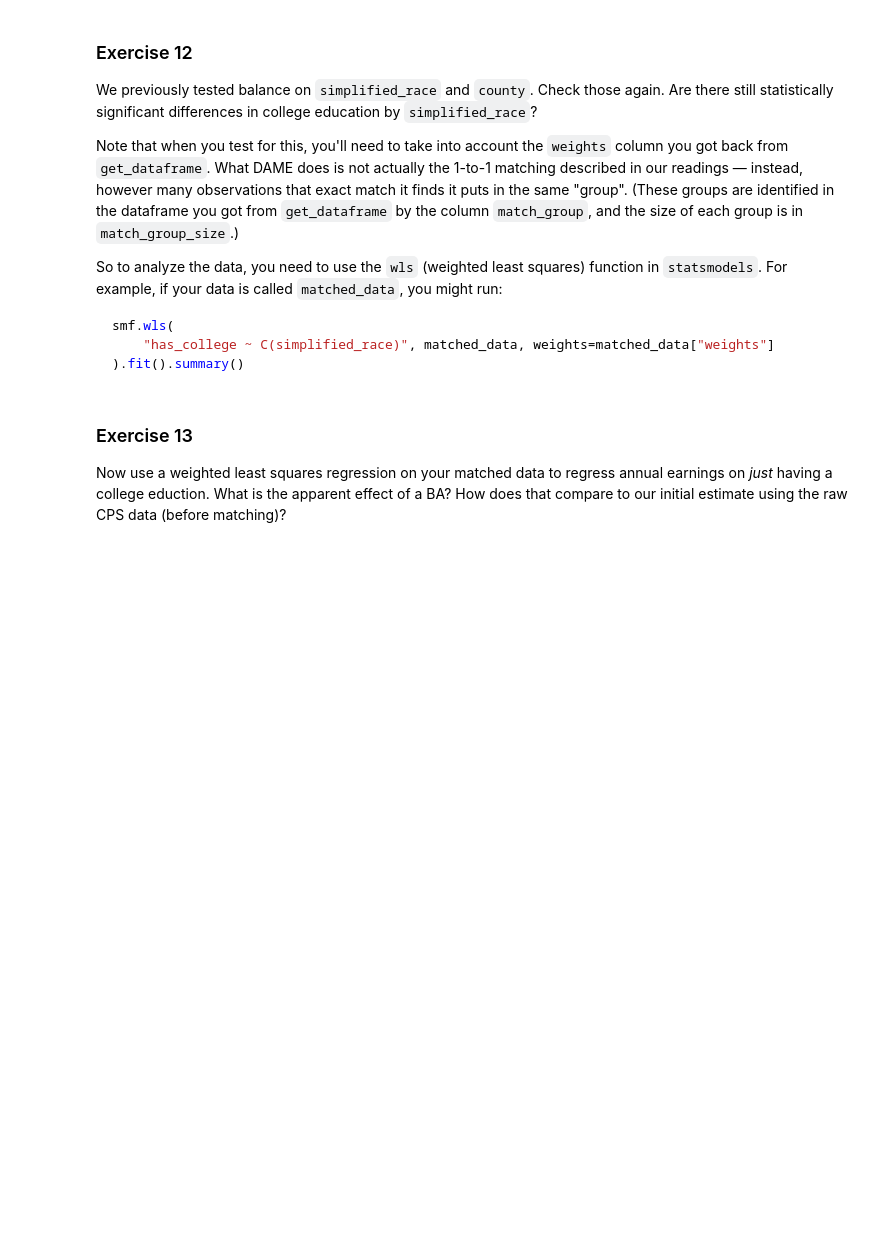
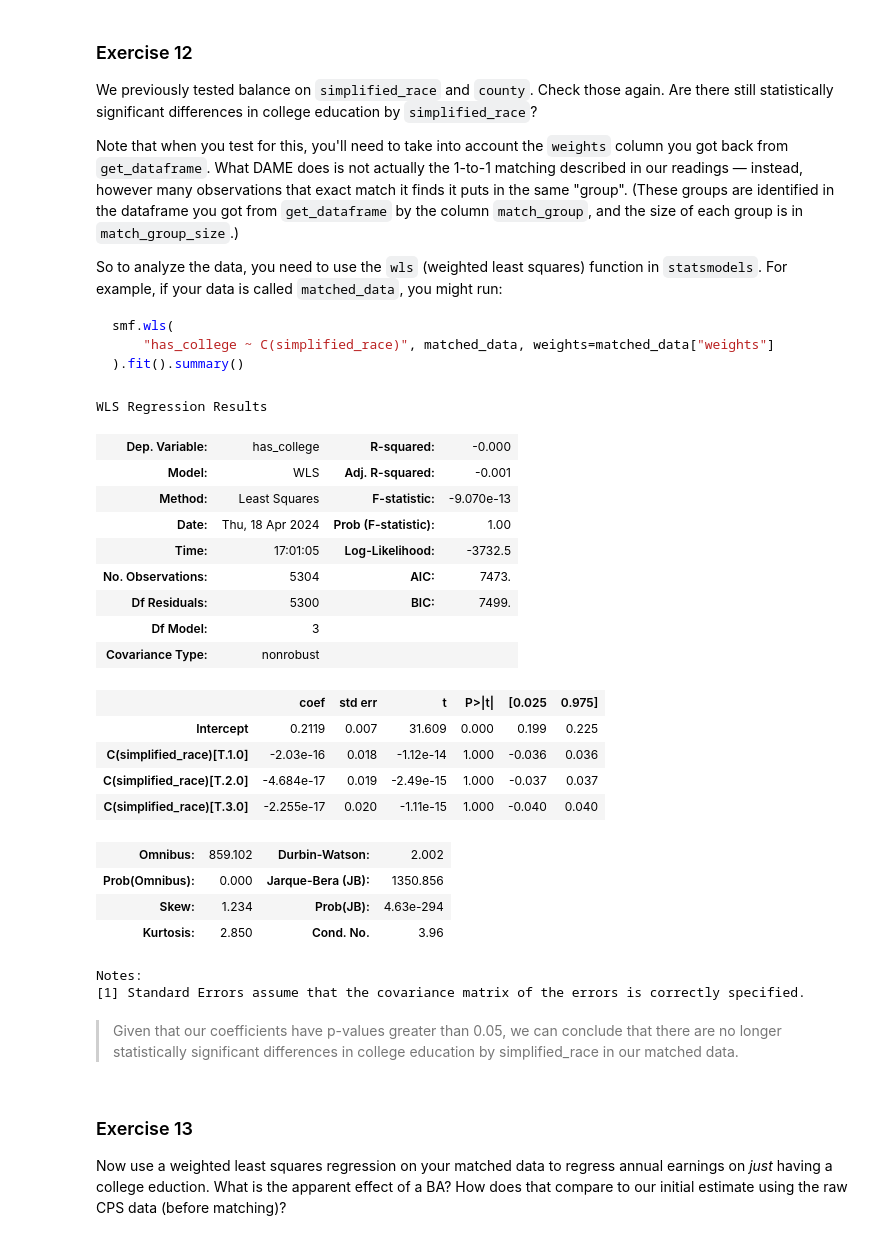
Before and after one commit to BarbaraPFloresRios/IDS701_UnifyingDataScience_CausalInference, a Jupyter notebook: 20240419_ExerciseMatching/exercise_matching.ipynb, the cells around one changed output. Cells and saved outputs as stored; diff of their text form; code cells hidden in the pictures; blank space fills up the shorter version.

````diff
--- a/20240419_ExerciseMatching/exercise_matching.ipynb
+++ b/20240419_ExerciseMatching/exercise_matching.ipynb
@@ -536,6 +587,34 @@ smf.wls(
     "has_college ~ C(simplified_race)", matched_data, weights=matched_data["weights"]
 ).fit().summary()
 ```
+# %%
+smf.wls(
+    "has_college ~ C(simplified_race)", cps_matched, weights=cps_matched["weights"]
+).fit().summary()
+# %% [output]
+WLS Regression Results
+| Dep. Variable: | has_college | R-squared: | -0.000 |
+| Model: | WLS | Adj. R-squared: | -0.001 |
+| Method: | Least Squares | F-statistic: | -9.070e-13 |
+| Date: | Thu, 18 Apr 2024 | Prob (F-statistic): | 1.00 |
+| Time: | 17:01:05 | Log-Likelihood: | -3732.5 |
+| No. Observations: | 5304 | AIC: | 7473. |
+| Df Residuals: | 5300 | BIC: | 7499. |
+| Df Model: | 3 |  |  |
+| Covariance Type: | nonrobust |  |  |
+|  | coef | std err | t | P>|t| | [0.025 | 0.975] |
+| Intercept | 0.2119 | 0.007 | 31.609 | 0.000 | 0.199 | 0.225 |
+| C(simplified_race)[T.1.0] | -2.03e-16 | 0.018 | -1.12e-14 | 1.000 | -0.036 | 0.036 |
+| C(simplified_race)[T.2.0] | -4.684e-17 | 0.019 | -2.49e-15 | 1.000 | -0.037 | 0.037 |
+| C(simplified_race)[T.3.0] | -2.255e-17 | 0.020 | -1.11e-15 | 1.000 | -0.040 | 0.040 |
+| Omnibus: | 859.102 | Durbin-Watson: | 2.002 |
+| Prob(Omnibus): | 0.000 | Jarque-Bera (JB): | 1350.856 |
+| Skew: | 1.234 | Prob(JB): | 4.63e-294 |
+| Kurtosis: | 2.850 | Cond. No. | 3.96 |
+Notes:
+[1] Standard Errors assume that the covariance matrix of the errors is correctly specified.
+# %% [markdown]
+> Given that our coefficients have p-values greater than 0.05, we can conclude that there are no longer statistically significant differences in college education by simplified_race in our matched data.
 # %% [markdown]
 
 ### Exercise 13
````
Also changed, not shown: parts of 17 cells of this notebook.
